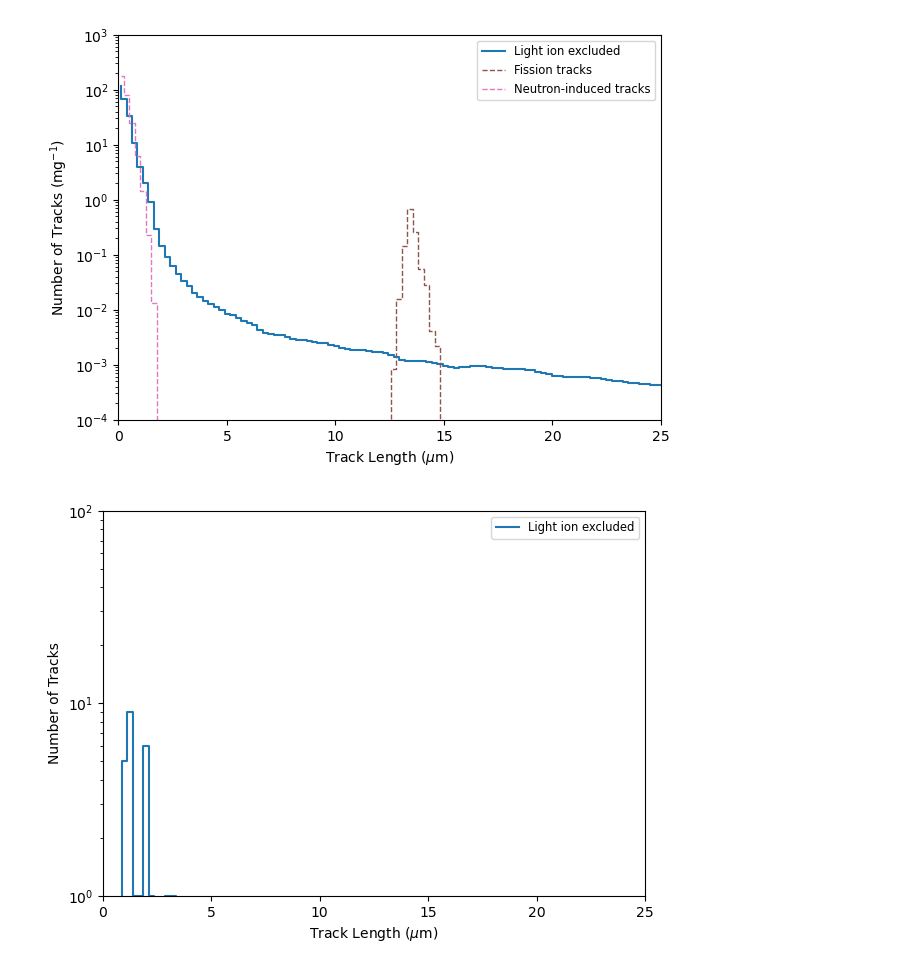
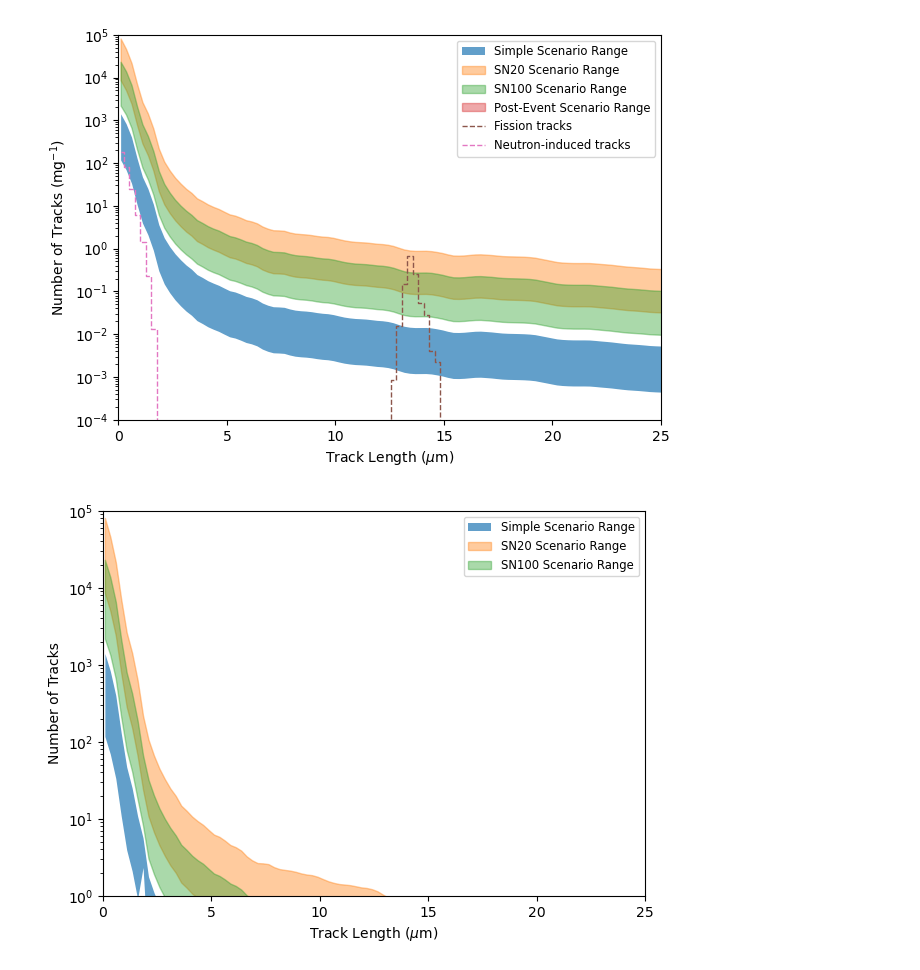
Before and after one commit to cgalelli/primus-paleo, a Jupyter notebook: MSC_analysis_new.ipynb, the cells around one changed output. Drawn from its saved outputs; the diff is of its cells as text; code cells hidden in the pictures.

```diff
--- a/MSC_analysis_new.ipynb
+++ b/MSC_analysis_new.ipynb
@@ -58,4 +66,4 @@ Calculating radiogenic neutron contribution from alpha_n
 # %%
 x_bins, tracks_simple_fast = mineral_fast.integrate_all_particles(exposure_window_kyr=[0., exposure_window_kyr])
-#x_bins, tracks_simple_slow = mineral_slow.integrate_all_particles(exposure_window_kyr=[0., exposure_window_kyr])
+x_bins, tracks_simple_slow = mineral_slow.integrate_all_particles(exposure_window_kyr=[0., exposure_window_kyr])
 # %% [output]
@@ -65,3 +78,3 @@ Warning: vertical overburden beyond the StdRock/neutron target (2650 m.w.e.) at
 # %%
-#x_bins, tracks_post_fast = mineral_fast.integrate_all_particles(exposure_window_kyr=[exposure_window_kyr, total_age_kyr])
-#x_bins, tracks_post_slow = mineral_slow.integrate_all_particles(exposure_window_kyr=[exposure_window_kyr, total_age_kyr])
+x_bins, tracks_post_fast = mineral_fast.integrate_all_particles(exposure_window_kyr=[exposure_window_kyr, total_age_kyr])
+x_bins, tracks_post_slow = mineral_slow.integrate_all_particles(exposure_window_kyr=[exposure_window_kyr, total_age_kyr])
@@ -68,3 +90,3 @@ Warning: vertical overburden beyond the StdRock/neutron target (2650 m.w.e.) at
 # %%
-#x_bins, tracks_SN20_fast = mineral_fast.integrate_all_particles(exposure_window_kyr=[0., exposure_window_kyr], flux_history=flux_history_SN20)
-#x_bins, tracks_SN20_slow = mineral_slow.integrate_all_particles(exposure_window_kyr=[0., exposure_window_kyr], flux_history=flux_history_SN20)
+x_bins, tracks_SN20_fast = mineral_fast.integrate_all_particles(exposure_window_kyr=[0., exposure_window_kyr], flux_history=flux_history_SN20)
+x_bins, tracks_SN20_slow = mineral_slow.integrate_all_particles(exposure_window_kyr=[0., exposure_window_kyr], flux_history=flux_history_SN20)
@@ -71,3 +102,3 @@ Warning: vertical overburden beyond the StdRock/neutron target (2650 m.w.e.) at
 # %%
-#x_bins, tracks_SN100_fast = mineral_fast.integrate_all_particles(exposure_window_kyr=[0., exposure_window_kyr], flux_history=flux_history_SN100)
-#x_bins, tracks_SN100_slow = mineral_slow.integrate_all_particles(exposure_window_kyr=[0., exposure_window_kyr], flux_history=flux_history_SN100)
+x_bins, tracks_SN100_fast = mineral_fast.integrate_all_particles(exposure_window_kyr=[0., exposure_window_kyr], flux_history=flux_history_SN100)
+x_bins, tracks_SN100_slow = mineral_slow.integrate_all_particles(exposure_window_kyr=[0., exposure_window_kyr], flux_history=flux_history_SN100)
@@ -74,30 +114,28 @@ Warning: vertical overburden beyond the StdRock/neutron target (2650 m.w.e.) at
 # %%
 x_mids = x_bins[:-1] + np.diff(x_bins) / 2
 
 fig, ax = plt.subplots(figsize=[7, 5])
 
 spec = 'total'
 
-#ax.fill_between(x_mids/1000, tracks_simple_slow[spec], tracks_simple_fast[spec], alpha=0.7, label=f'Simple Scenario Range')
-#ax.fill_between(x_mids/1000, tracks_SN20_slow[spec], tracks_SN20_fast[spec], color='C1', alpha=0.4, label='SN20 Scenario Range')
-#ax.fill_between(x_mids/1000, tracks_SN100_slow[spec], tracks_SN100_fast[spec], color='C2', alpha=0.4, label='SN100 Scenario Range')
+ax.fill_between(x_mids/1000, tracks_simple_slow[spec], tracks_simple_fast[spec], alpha=0.7, label=f'Simple Scenario Range')
+ax.fill_between(x_mids/1000, tracks_SN20_slow[spec], tracks_SN20_fast[spec], color='C1', alpha=0.4, label='SN20 Scenario Range')
+ax.fill_between(x_mids/1000, tracks_SN100_slow[spec], tracks_SN100_fast[spec], color='C2', alpha=0.4, label='SN100 Scenario Range')
 
-#ax.fill_between(x_mids/1000, tracks_post_slow[spec], tracks_post_fast[spec], color='C3', alpha=0.4, label='Post-Event Scenario Range')
-
-ax.step(x_mids/1000, tracks_simple_fast[spec], label="Light ion excluded")
+ax.fill_between(x_mids/1000, tracks_post_slow[spec], tracks_post_fast[spec], color='C3', alpha=0.4, label='Post-Event Scenario Range')
 
 ax.step(x_mids/1000, total_fission_tracks, color='C5', linestyle='dashed', linewidth=1., label="Fission tracks", where='mid')
 ax.step(x_mids/1000, total_neutron_tracks, color='C6', linestyle='dashed', linewidth=1., label="Neutron-induced tracks", where='mid')
 
 ax.set_xlabel(r"Track Length ($\mu$m)")
 ax.set_ylabel(r"Number of Tracks (mg$^{-1}$)")
 ax.set_yscale("log")
-ax.set_ylim(1e-4, 1e3)
+ax.set_ylim(1e-4, 1e5)
 ax.set_xlim(0, 25)
 ax.legend(fontsize='small')
 plt.show()
 # %% [output]
-[figure, old version]
+[figure, new version]
 # %%
 sliced_bkg = slice_spectrum_etch(total_neutron_tracks + total_fission_tracks, sample_area_cm2=sample_area_cm2, sample_density_g_cm3=mineral_config["density_g_cm3"], etch_type='HF')
 
@@ -107,14 +158,16 @@ x_mids = x_bins[:-1] + np.diff(x_bins) / 2
 
 fig, ax = plt.subplots(figsize=[7, 5])
 
-ax.step(x_mids/1000, sliced_simple_fast + sliced_bkg, label="Light ion excluded")
+ax.fill_between(x_mids/1000, tracks_simple_slow[spec] + bkg_slow, tracks_simple_fast[spec] + bkg_fast, alpha=0.7, label=f'Simple Scenario Range')
+ax.fill_between(x_mids/1000, tracks_SN20_slow[spec] + bkg_slow, tracks_SN20_fast[spec] + bkg_fast, color='C1', alpha=0.4, label='SN20 Scenario Range')
+ax.fill_between(x_mids/1000, tracks_SN100_slow[spec] + bkg_slow, tracks_SN100_fast[spec] + bkg_fast, color='C2', alpha=0.4, label='SN100 Scenario Range')
 
 ax.set_xlabel(r"Track Length ($\mu$m)")
 ax.set_ylabel(r"Number of Tracks")
 ax.set_yscale("log")
-ax.set_ylim(1e0, 1e2)
+ax.set_ylim(1e0, 1e5)
 ax.set_xlim(0, 25)
 ax.legend(fontsize='small')
 plt.show()
 # %% [output]
-[figure, old version]
+[figure, new version]
```
Also changed, not shown: parts of 9 cells of this notebook, 1 other file.
